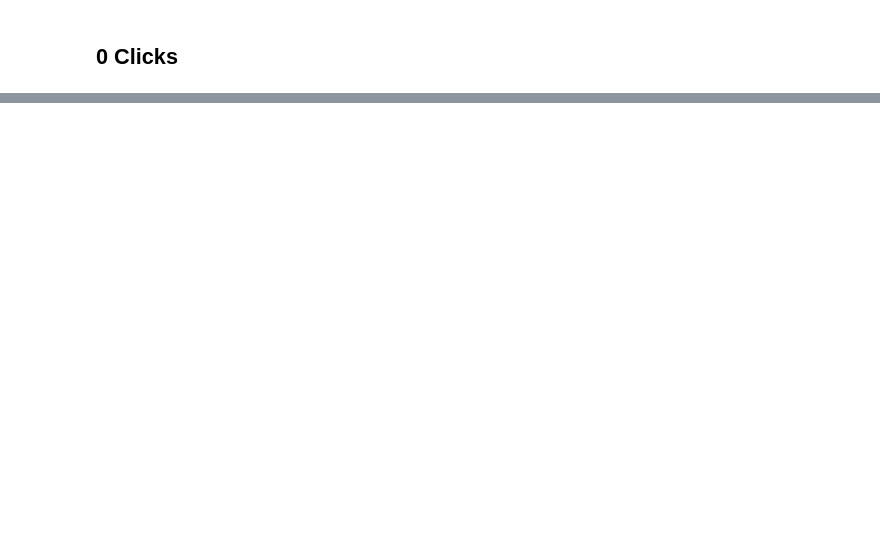
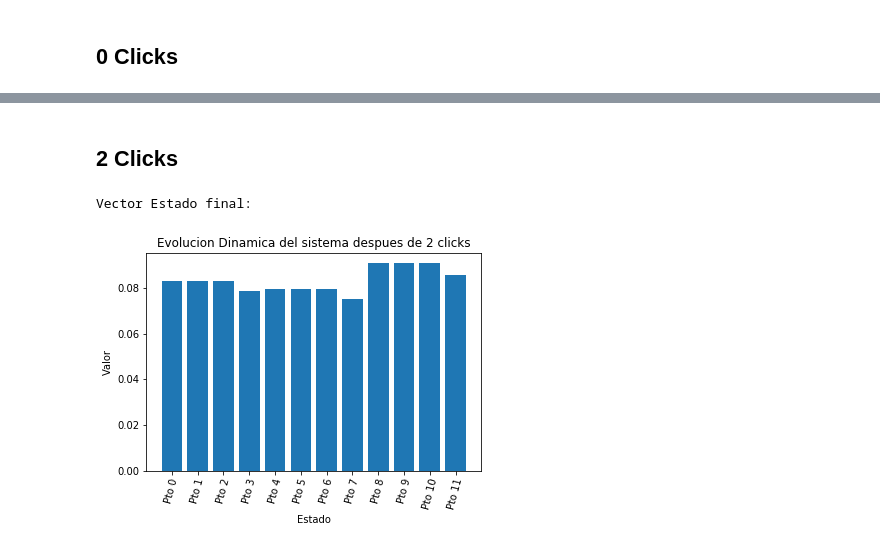
Before and after one commit to AriasAEnima/CNYT, a Jupyter notebook: Librerias/Pokemon.ipynb, the cells around one changed output, grey strips where cells are left out. Saved outputs shown, nothing was run; the diff lists cells and outputs as text; code cells hidden in the pictures; blank space fills up the shorter version.

```diff
--- a/Librerias/Pokemon.ipynb
+++ b/Librerias/Pokemon.ipynb
@@ -34,0 +59,7 @@ Vector Estado final:
+# %% [markdown]
+## 2 Clicks
+# %%
+resultado(D,I,2)
+# %% [output]
+Vector Estado final:
+[figure, added]
```
Also changed, not shown: parts of 32 cells of this notebook, 7 other files.
